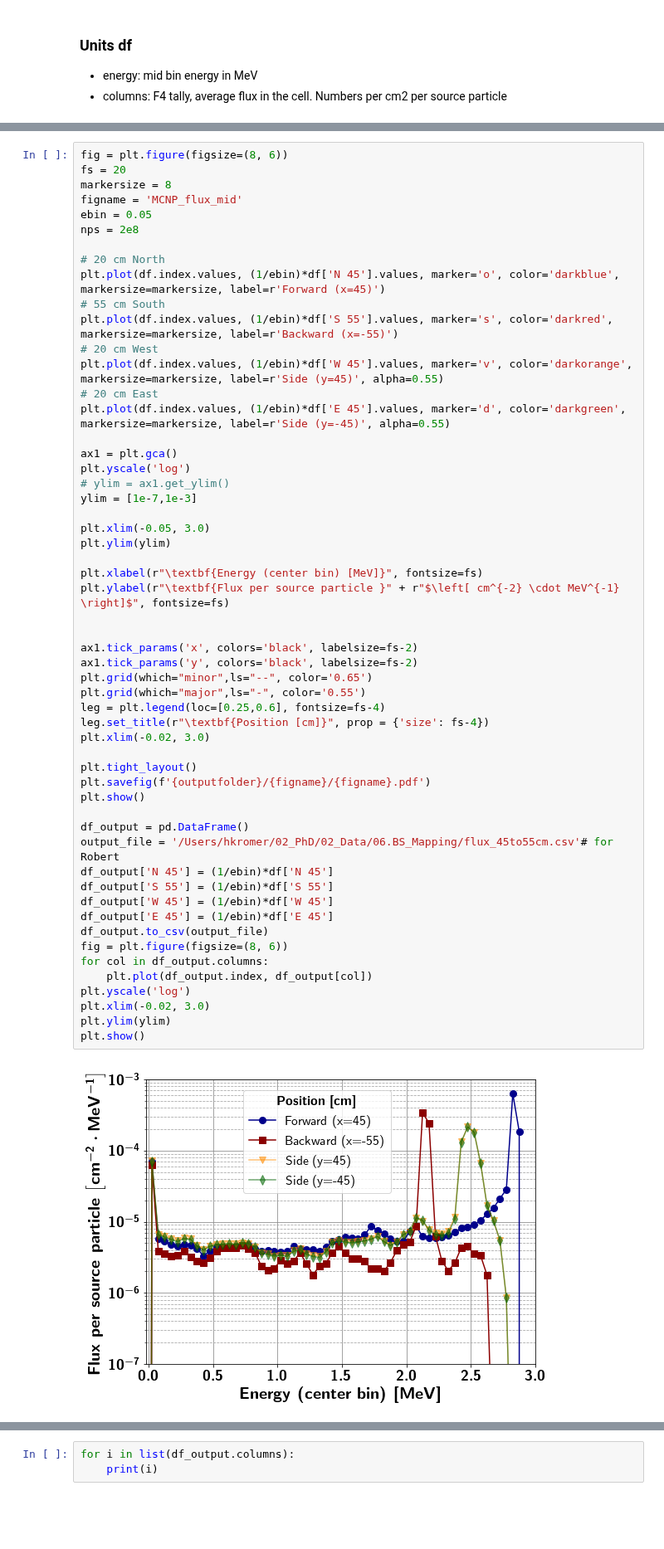
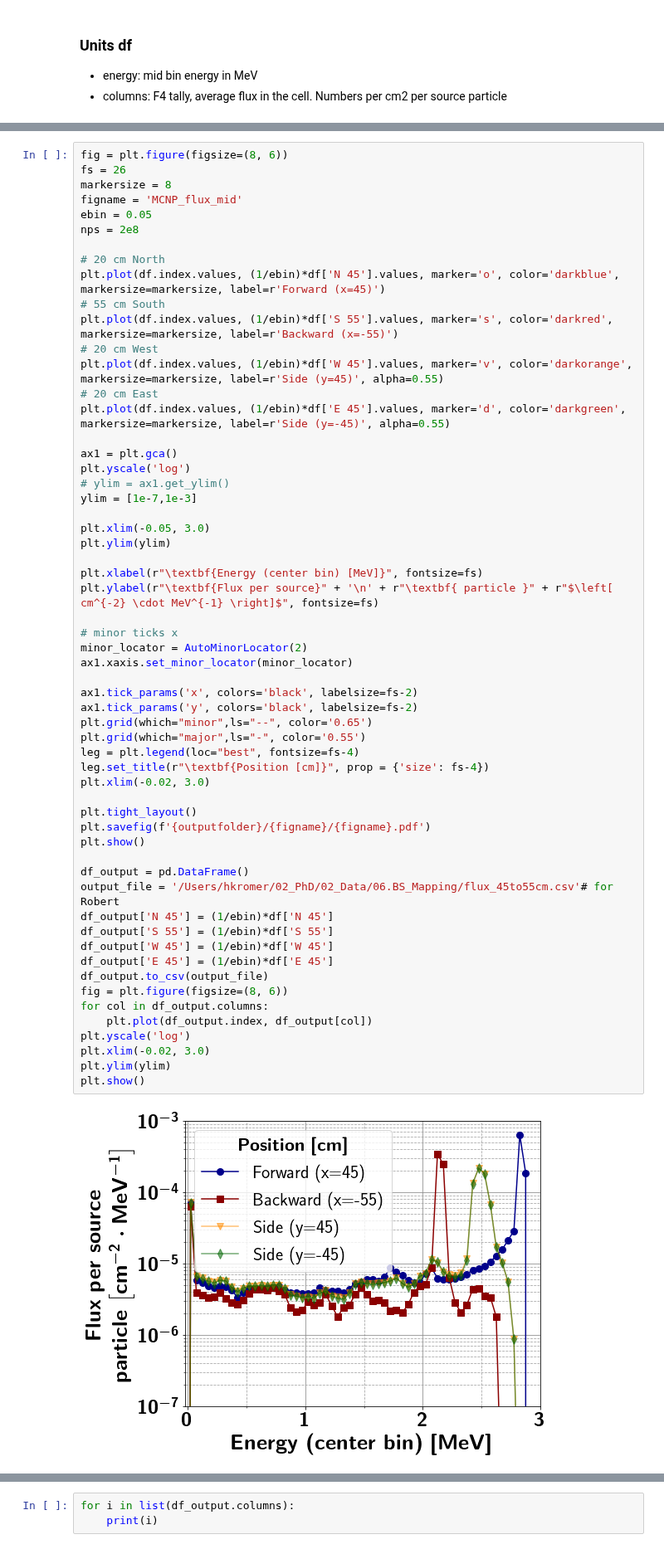
Before and after one commit to kromerh/phd_python, a Jupyter notebook: 09.BS_Mapping/02.NeutronFluxes.ipynb, the cells around one changed output, grey strips where cells are left out. Shown at 83% size. Saved outputs shown, nothing was run; the diff lists cells and outputs as text; blank space fills up the shorter version.

```diff
--- a/09.BS_Mapping/02.NeutronFluxes.ipynb
+++ b/09.BS_Mapping/02.NeutronFluxes.ipynb
@@ -162,6 +164,6 @@ plt.show()
 # %%
 fig = plt.figure(figsize=(8, 6))
-fs = 20
+fs = 26
 markersize = 8
 figname = 'MCNP_flux_mid'
 ebin = 0.05
@@ -185,37 +187,40 @@ plt.xlim(-0.05, 3.0)
 plt.ylim(ylim)
 
 plt.xlabel(r"\textbf{Energy (center bin) [MeV]}", fontsize=fs)
-plt.ylabel(r"\textbf{Flux per source particle }" + r"$\left[ cm^{-2} \cdot MeV^{-1} \right]$", fontsize=fs)
+plt.ylabel(r"\textbf{Flux per source}" + '\n' + r"\textbf{ particle }" + r"$\left[ cm^{-2} \cdot MeV^{-1} \right]$", fontsize=fs)
 
+# minor ticks x
+minor_locator = AutoMinorLocator(2)
+ax1.xaxis.set_minor_locator(minor_locator)
 
 ax1.tick_params('x', colors='black', labelsize=fs-2)
 ax1.tick_params('y', colors='black', labelsize=fs-2)
 plt.grid(which="minor",ls="--", color='0.65')
 plt.grid(which="major",ls="-", color='0.55')
-leg = plt.legend(loc=[0.25,0.6], fontsize=fs-4)
+leg = plt.legend(loc="best", fontsize=fs-4)
 leg.set_title(r"\textbf{Position [cm]}", prop = {'size': fs-4})
 plt.xlim(-0.02, 3.0)
 
 plt.tight_layout()
 plt.savefig(f'{outputfolder}/{figname}/{figname}.pdf')
 plt.show()
 
 df_output = pd.DataFrame()
 output_file = '/Users/hkromer/02_PhD/02_Data/06.BS_Mapping/flux_45to55cm.csv'# for Robert
 df_output['N 45'] = (1/ebin)*df['N 45']
 df_output['S 55'] = (1/ebin)*df['S 55']
 df_output['W 45'] = (1/ebin)*df['W 45']
 df_output['E 45'] = (1/ebin)*df['E 45']
 df_output.to_csv(output_file)
 fig = plt.figure(figsize=(8, 6))
 for col in df_output.columns:
     plt.plot(df_output.index, df_output[col])
 plt.yscale('log')
 plt.xlim(-0.02, 3.0)
 plt.ylim(ylim)
 plt.show()
 # %% [output]
-[figure, old version]
+[figure, new version]
 [figure]
 # %%
 # export all in one file for Robert
```
Also changed, not shown: parts of 2 cells of this notebook, 7 other files.
